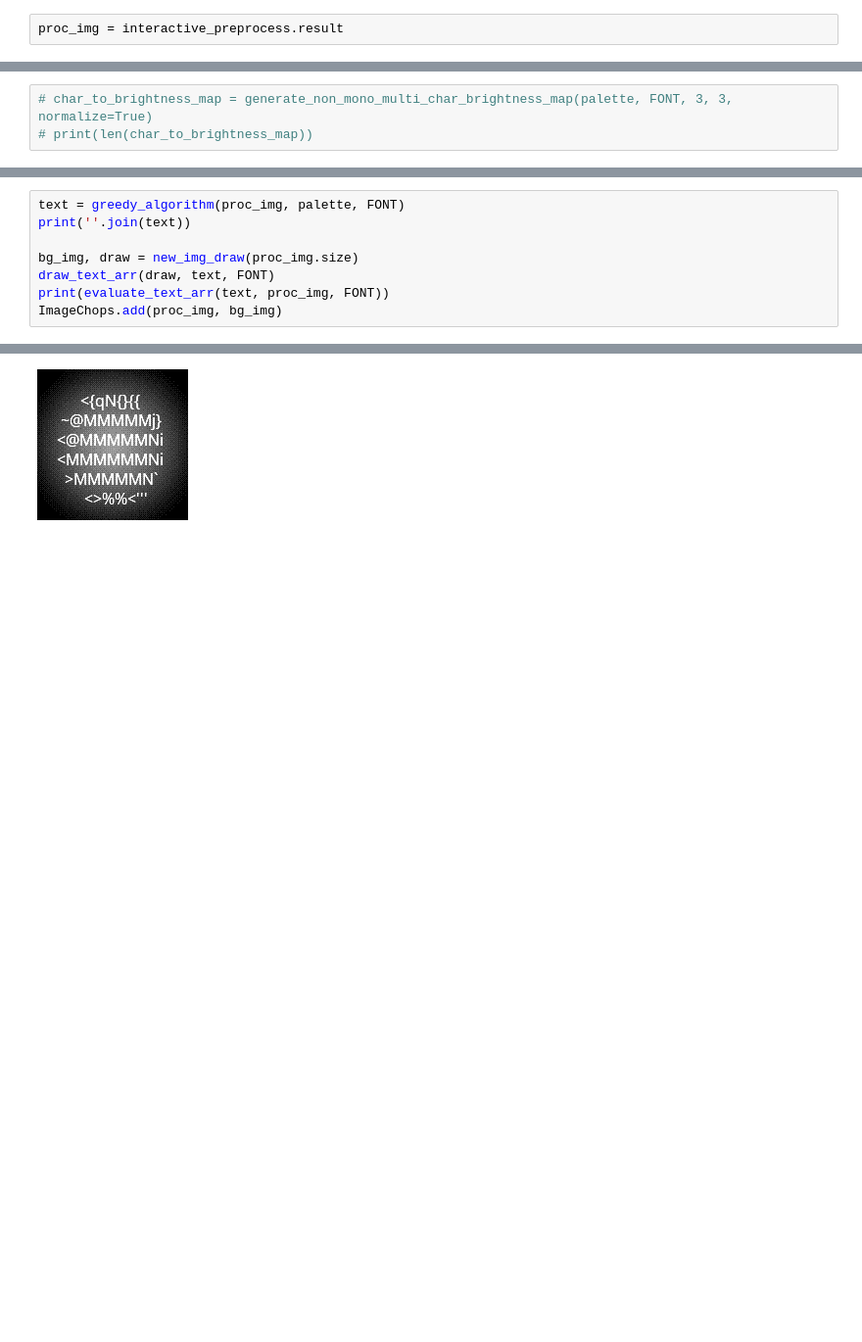
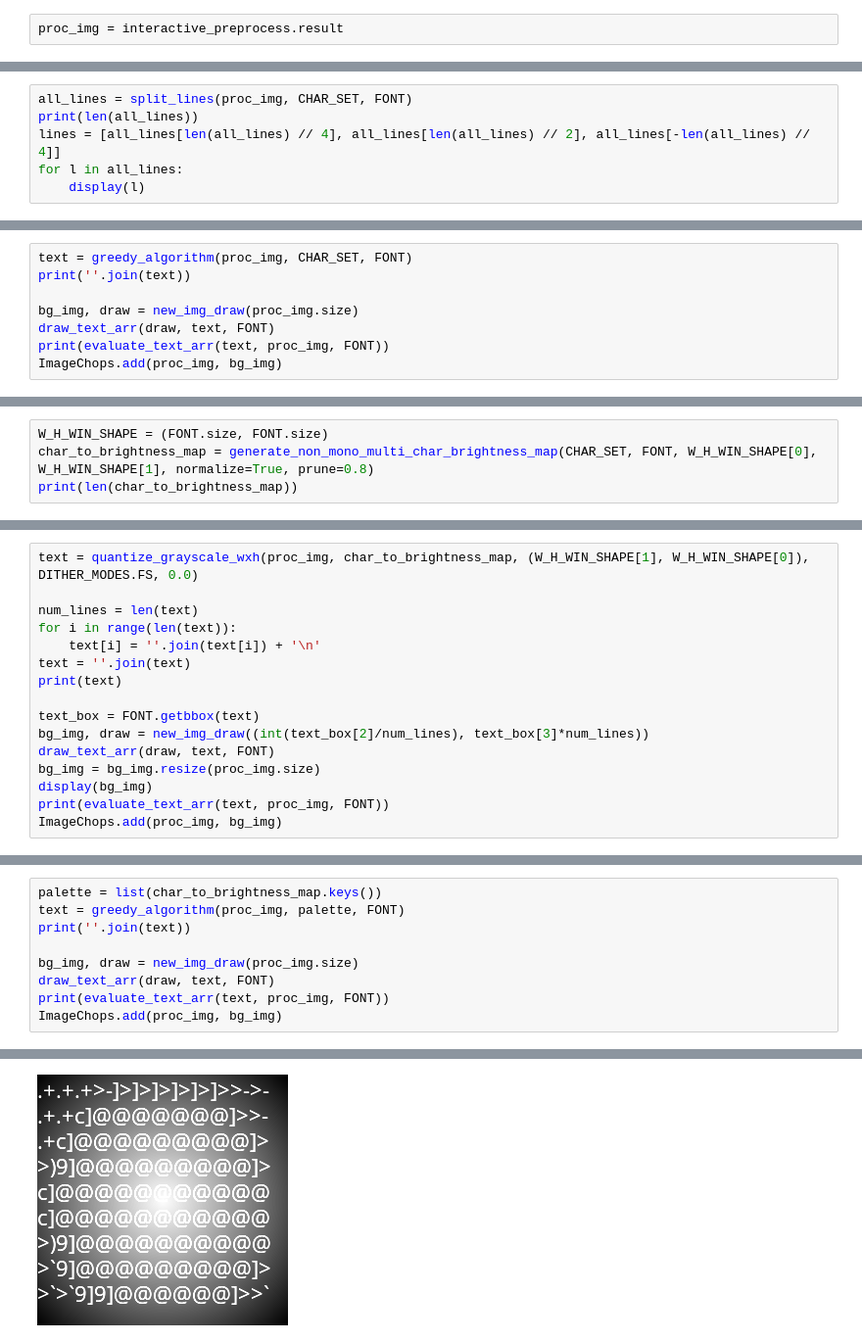
Before and after one commit to wojciechsadlik/python-char-art, a Jupyter notebook: non_mono_char_art_tests.ipynb, the cells around one changed output, grey strips where cells are left out. Shown at 98% size. Saved outputs shown, nothing was run; the diff lists cells and outputs as text; blank space fills up the shorter version.

```diff
--- a/non_mono_char_art_tests.ipynb
+++ b/non_mono_char_art_tests.ipynb
@@ -57,0 +54,6 @@ print(palette)
+# %%
+all_lines = split_lines(proc_img, CHAR_SET, FONT)
+print(len(all_lines))
+lines = [all_lines[len(all_lines) // 4], all_lines[len(all_lines) // 2], all_lines[-len(all_lines) // 4]]
+for l in all_lines:
+    display(l)
@@ -57,0 +71,8 @@ print(palette)
+# %%
+text = greedy_algorithm(proc_img, CHAR_SET, FONT)
+print(''.join(text))
+
+bg_img, draw = new_img_draw(proc_img.size)
+draw_text_arr(draw, text, FONT)
+print(evaluate_text_arr(text, proc_img, FONT))
+ImageChops.add(proc_img, bg_img)
@@ -58,3 +212,4 @@ print(palette)
 # %%
-# char_to_brightness_map = generate_non_mono_multi_char_brightness_map(palette, FONT, 3, 3, normalize=True)
-# print(len(char_to_brightness_map))
+W_H_WIN_SHAPE = (FONT.size, FONT.size)
+char_to_brightness_map = generate_non_mono_multi_char_brightness_map(CHAR_SET, FONT, W_H_WIN_SHAPE[0], W_H_WIN_SHAPE[1], normalize=True, prune=0.8)
+print(len(char_to_brightness_map))
@@ -75,0 +218,16 @@ for l in all_lines:
+# %%
+text = quantize_grayscale_wxh(proc_img, char_to_brightness_map, (W_H_WIN_SHAPE[1], W_H_WIN_SHAPE[0]), DITHER_MODES.FS, 0.0)
+
+num_lines = len(text)
+for i in range(len(text)):
+    text[i] = ''.join(text[i]) + '\n'
+text = ''.join(text)
+print(text)
+
+text_box = FONT.getbbox(text)
+bg_img, draw = new_img_draw((int(text_box[2]/num_lines), text_box[3]*num_lines))
+draw_text_arr(draw, text, FONT)
+bg_img = bg_img.resize(proc_img.size)
+display(bg_img)
+print(evaluate_text_arr(text, proc_img, FONT))
+ImageChops.add(proc_img, bg_img)
@@ -76,4 +249,5 @@ for l in all_lines:
 # %%
+palette = list(char_to_brightness_map.keys())
 text = greedy_algorithm(proc_img, palette, FONT)
 print(''.join(text))
 
@@ -93 +270 @@ ImageChops.add(proc_img, bg_img)
-[figure, old version]
+[figure, new version]
```
Also changed, not shown: parts of 15 cells of this notebook, 6 other files.
